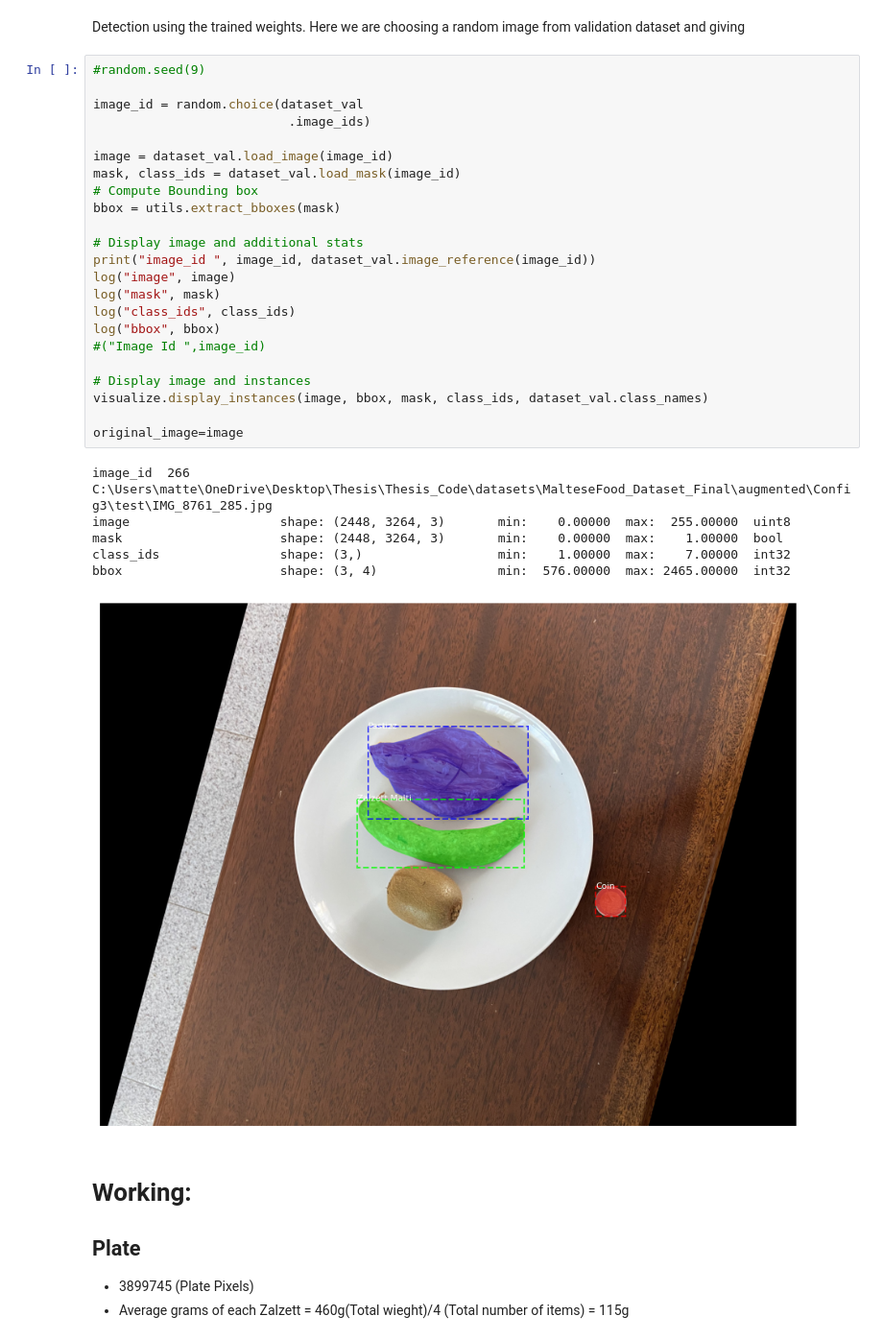
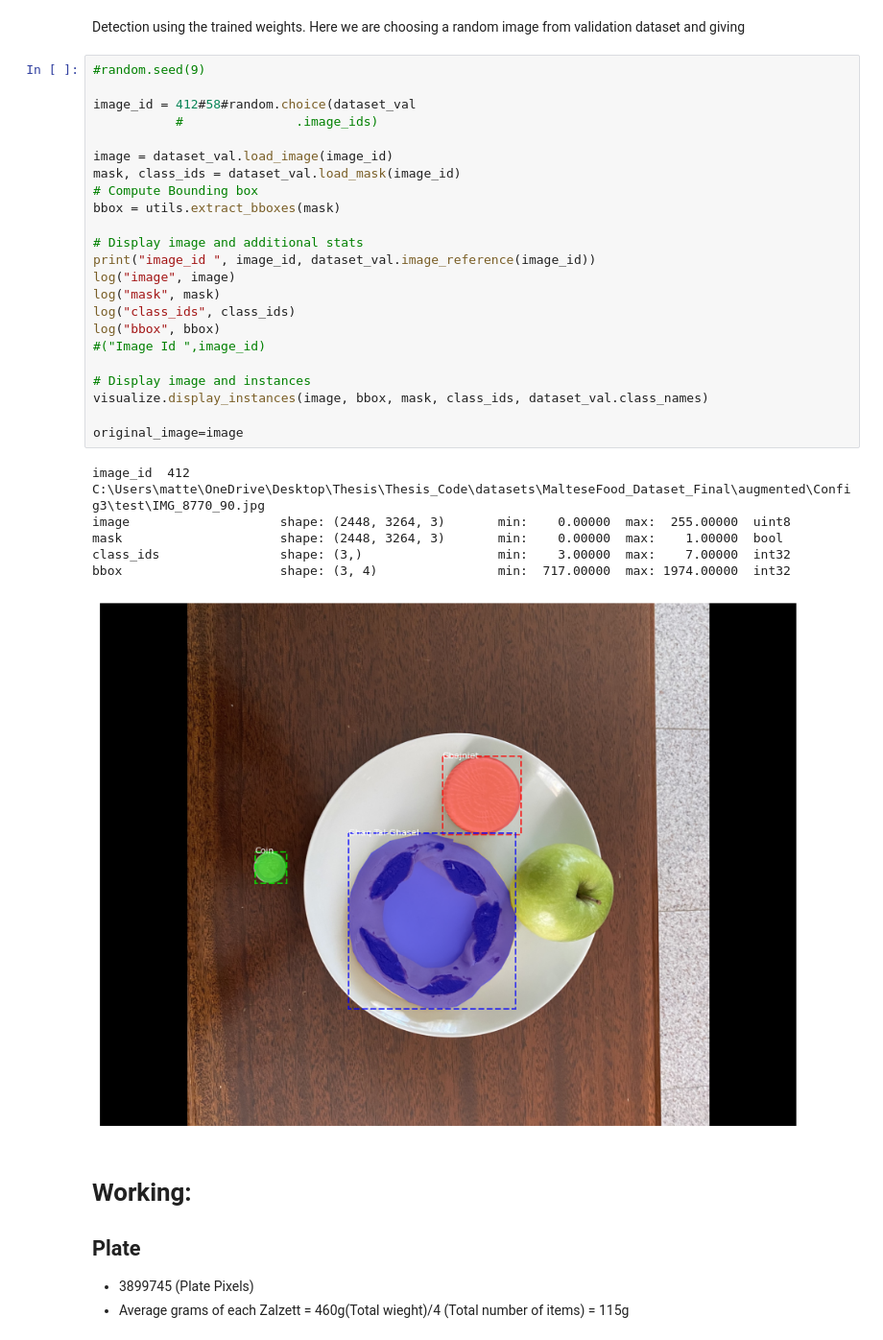
Before and after one commit to MatteiVella/Thesis, a Jupyter notebook: Thesis_Code/food_mask/image_based_food_calorie_estimation .ipynb, the cells around one changed output. Shown at 96% size. Drawn from its saved outputs; the diff is of its cells as text.

```diff
--- a/Thesis_Code/food_mask/image_based_food_calorie_estimation .ipynb
+++ b/Thesis_Code/food_mask/image_based_food_calorie_estimation .ipynb
@@ -218,33 +164,33 @@ Detection using the trained weights. Here we are choosing a random image from va
 # %%
 #random.seed(9)
 
-image_id = random.choice(dataset_val
-                          .image_ids)
+image_id = 412#58#random.choice(dataset_val
+           #               .image_ids)
 
 image = dataset_val.load_image(image_id)
 mask, class_ids = dataset_val.load_mask(image_id)
 # Compute Bounding box
 bbox = utils.extract_bboxes(mask)
 
 # Display image and additional stats
 print("image_id ", image_id, dataset_val.image_reference(image_id))
 log("image", image)
 log("mask", mask)
 log("class_ids", class_ids)
 log("bbox", bbox)
 #("Image Id ",image_id)
 
 # Display image and instances
 visualize.display_instances(image, bbox, mask, class_ids, dataset_val.class_names)
 
 original_image=image
 # %% [output]
-image_id  266 C:\Users\matte\OneDrive\Desktop\Thesis\Thesis_Code\datasets\MalteseFood_Dataset_Final\augmented\Config3\test\IMG_8761_285.jpg
+image_id  412 C:\Users\matte\OneDrive\Desktop\Thesis\Thesis_Code\datasets\MalteseFood_Dataset_Final\augmented\Config3\test\IMG_8770_90.jpg
 image                    shape: (2448, 3264, 3)       min:    0.00000  max:  255.00000  uint8
 mask                     shape: (2448, 3264, 3)       min:    0.00000  max:    1.00000  bool
-class_ids                shape: (3,)                  min:    1.00000  max:    7.00000  int32
-bbox                     shape: (3, 4)                min:  576.00000  max: 2465.00000  int32
+class_ids                shape: (3,)                  min:    3.00000  max:    7.00000  int32
+bbox                     shape: (3, 4)                min:  717.00000  max: 1974.00000  int32
-[figure, old version]
+[figure, new version]
 # %% [markdown]
 # Working:
 ## Plate
```
Also changed, not shown: parts of 11 cells of this notebook.
